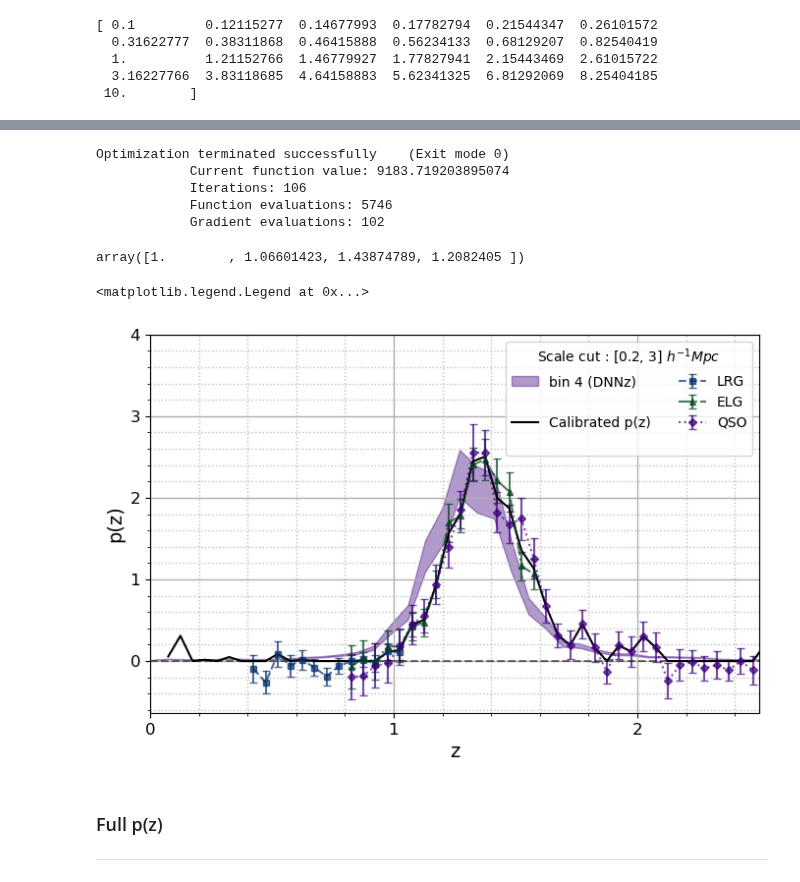
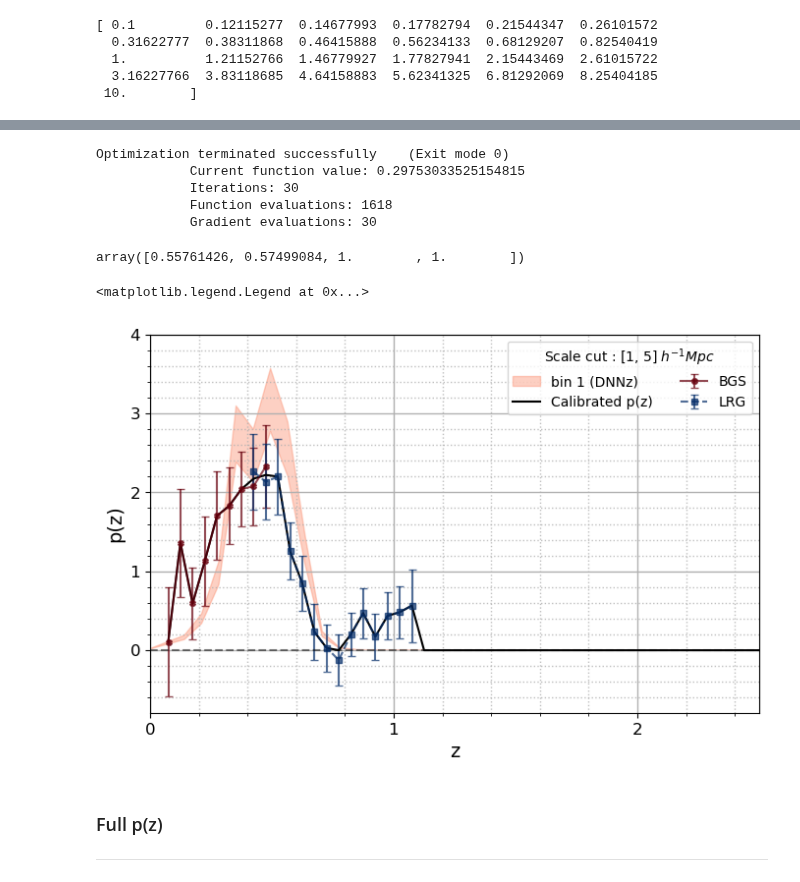
Before and after one commit to JeanCHDJdev/desi-y3-hsc, a Jupyter notebook: src/statistics/plot_results.ipynb, the cells around one changed output, grey strips where cells are left out. Saved outputs shown, nothing was run; the diff lists cells and outputs as text; code cells hidden in the pictures.

Commit message:
updates to calibration

```diff
--- a/src/statistics/plot_results.ipynb
+++ b/src/statistics/plot_results.ipynb
@@ -511,7 +511,7 @@ path_dictionary = {
     'HSC' : ROOT / 'v1' / f'autos_NGC', # with no wpp correction, is unused
     'DESI_NGC' : ROOT / 'v1' / f'autos_NGC',
     'DESI_SGC' : ROOT / 'v1' / f'autos_SGC',
-    'DESIxHSC' : ROOT / 'v1' / f'cross',
+    'DESIxHSC' : ROOT / 'v3_anticalcut' / f'cross',
 }
 # %%
 importlib.reload(inference)
@@ -525,7 +525,7 @@ tracer_trad = {
 }
 
 # tomographic binning...
-bins_hsc = np.arange(0.3, 1.8, 0.3)
+bins_hsc = np.arange(0.3, 1.2, 0.3)
 
 colormaps = [plt.get_cmap(c) for c in ['Reds', 'Blues', 'Greens', 'Purples']]
 markers = ['X', 's', '^', 'D']
@@ -535,7 +535,7 @@ tomo_bin_dnnz = np.loadtxt('hsc_pz/data/tomographic_binning_dnnz.dat')
 
 fig, ax = plt.subplots(figsize=(14, 6))
 
-scale_cuts = [[1, 5]] # in Mpc/h #[[0.2, 2.5], [0.2, 2.5], [0.2, 5], [0.5, 5]]
+scale_cuts = [[.2, 3]] # in Mpc/h #[[0.2, 2.5], [0.2, 2.5], [0.2, 5], [0.5, 5]]
 if scale_cuts is not None and len(scale_cuts) == 1:
     scale_cuts = [scale_cuts[0] for _ in range(len(tracers))]
 
@@ -561,7 +561,7 @@ for n in range(len(tracers)):
     nz = []
     nz_err = []
 
-    for tomo in range(1, 5):
+    for tomo in range(1, len(bins_hsc)):
         print(f"Computing n(z) for tracer {t} and tomo bin {tomo}")
         tomo_nz, tomo_nz_err = inference.full_npz_tomo(
                 path_dictionary=path_dictionary,
@@ -577,11 +577,11 @@ for n in range(len(tracers)):
 
     area_ratio = []
 
-    for outlier_idx in range(4):
+    for outlier_idx in range(len(bins_hsc)-1):
         if max(range_tracer[0], bins_hsc[outlier_idx]) > min(range_tracer[1], bins_hsc[outlier_idx+1]):
             ids_to_skip.append(outlier_idx)
 
-    for dnnz_idx in range(4):
+    for dnnz_idx in range(len(bins_hsc)-1):
         ncurves += 1
 
         dnnz, mu, cov = comb.hsc_dnnz_error(tomo_bin_dnnz[:, dnnz_idx+1], mids)
@@ -597,7 +597,7 @@ for n in range(len(tracers)):
             alpha=0.2
             )
 
-    for j in range(4):
+    for j in range(len(bins_hsc)-1):
         if j in ids_to_skip and t=='QSO':
             continue
         mask = ~np.isnan(nz[j])
@@ -695,14 +695,14 @@ print(sep)
 # %%
 importlib.reload(inference)
 nz_per_tracer = {}
-scale_cuts = [[0.2, 3]]
+scale_cuts = [[1, 5]]
 tracers = ['BGS_ANY', 'LRG', 'ELGnotqso', 'QSO']
 if scale_cuts is not None and len(scale_cuts) == 1:
     scale_cuts = [scale_cuts[0] for _ in range(len(tracers))]
 
 for ind_t, tracer in enumerate(tracers):
     nz_per_tracer[tracer] = {}
-    for tomo in range(1, 5):
+    for tomo in range(1, len(bins_hsc)):
         print(f"Computing n(z) for tracer {tracer} and tomo bin {tomo}")
         # this will save the npz file in the path_dictionary1
         meas = inference.full_npz_tomo(
@@ -734,6 +726,6 @@ Computing n(z) for tracer QSO and tomo bin 4
 # %%
 importlib.reload(cal)
-tomo = 4
+tomo = 1
 calresult = cal.calibrate_tomo_bin(
     path_dictionary=path_dictionary,
     nzs_per_tracer=nz_per_tracer,
@@ -748,14 +740,14 @@ nz, nzerr, z = cal.calibrate_tomo_bin(
 )
 # %% [output]
 Optimization terminated successfully    (Exit mode 0)
-            Current function value: 9183.719203895074
-            Iterations: 106
-            Function evaluations: 5746
-            Gradient evaluations: 102
+            Current function value: 0.29753033525154815
+            Iterations: 30
+            Function evaluations: 1618
+            Gradient evaluations: 30
 # %%
 calresult.x[len(z):]
 # %% [output]
-array([1.        , 1.06601423, 1.43874789, 1.2082405 ])
+array([0.55761426, 0.57499084, 1.        , 1.        ])
 # %%
 plt.figure(figsize=(8, 5))
 tracer_trad = {
@@ -767,9 +759,9 @@ tracer_trad = {
 linestyles = ['-', '--', '-.', ':']
 colormaps = [plt.get_cmap(c) for c in ['Reds', 'Blues', 'Greens', 'Purples']]
 errs = []
-for tracer in nz_per_tracer.keys():
+for tracer in nzerr.keys():
     if tomo == 1 and (tracer == 'QSO' or tracer == 'ELGnotqso'):
-        continue
+        pass
     if (tomo == 4 or tomo==3) and (tracer == 'BGS_ANY'):
         continue
     calib = calresult.x[len(z):][tracers.index(tracer)]
@@ -779,7 +771,7 @@ for tracer in nz_per_tracer.keys():
     plt.errorbar(
         z[mask],
         nz[tracer][mask]/calib,
-        nzerr[tracer][mask]/(calib*0.05),
+        nzerr[tracer][mask]/(calib),
         marker=markers[tracers.index(tracer)],
         markersize=4,
         linestyle=linestyles[tracers.index(tracer)],
@@ -820,34 +812,34 @@ esp_cal = simpson(zcalmult, x=z)
 #\n'+ r'$\bar{z}$' + f' = {esp_cal:.3f}'
 #nohighz = [c if z < 1.2 else 0 for z, c in zip(z, calresult.x[:len(z)])]
 plt.plot(z, calresult.x[:len(z)], label='Calibrated p(z)', color='black', linestyle='-', linewidth=1.5)
 if tomo != 1:
     plt.axhline(0, alpha=0, label=' ')
 
 plt.axhline(0, color='black', linestyle='--', alpha=0.5)
 plt.xlabel('z', fontsize=14)
 plt.xlim(0, 2.5)
 plt.ylabel('p(z)', fontsize=14)
 ax = plt.gca()
 
 # X-axis: major ticks every 0.5, minor every 0.2
 ax.xaxis.set_major_locator(MultipleLocator(0.5))
 ax.xaxis.set_minor_locator(MultipleLocator(0.2))
 
 # Y-axis: major ticks every 0.5, minor every 0.2
 ax.yaxis.set_major_locator(MultipleLocator(0.5))
 ax.yaxis.set_minor_locator(MultipleLocator(0.2))
 
 # Grid styling
 ax.grid(which='major', linestyle='-', linewidth=1)
 ax.grid(which='minor', linestyle=':', linewidth=1, alpha=0.8)
 
 plt.xticks([0, 1.0, 2.0], fontsize=12)
 plt.yticks([0, 1, 2, 3, 4], fontsize=12)
 
 plt.legend(fontsize=10, ncols=2, loc='upper right', title='Scale cut : ' + f'[{scale_cuts[0][0]}, {scale_cuts[0][1]}] ' + r'$h^{-1}Mpc$')
 # %% [output]
 <matplotlib.legend.Legend at 0x...>
-[figure, old version]
+[figure, new version]
 # %% [markdown]
 ### Full p(z)
 
```
Also changed, not shown: parts of 4 cells of this notebook, 3 other files.
